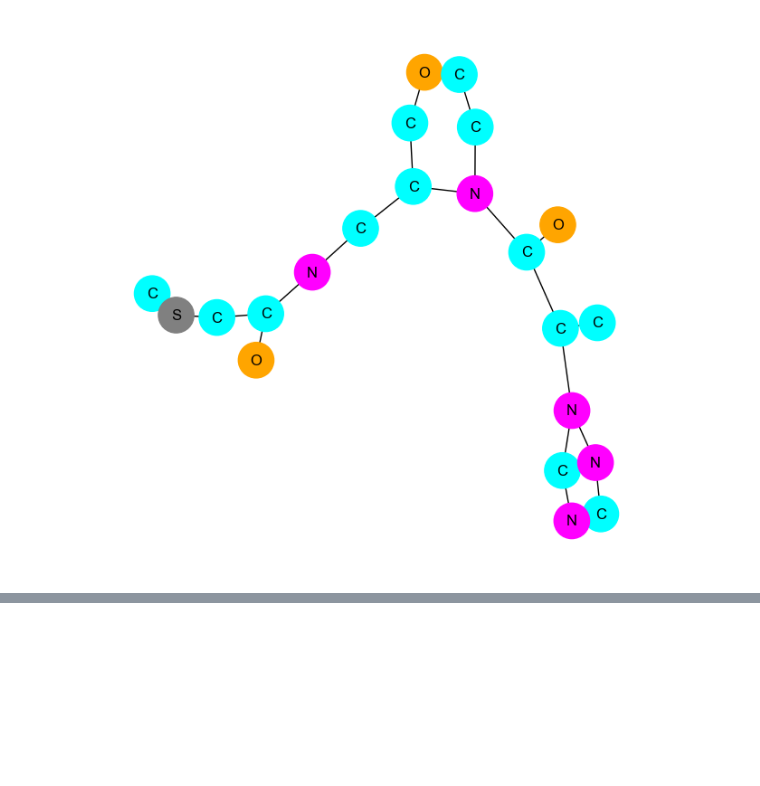
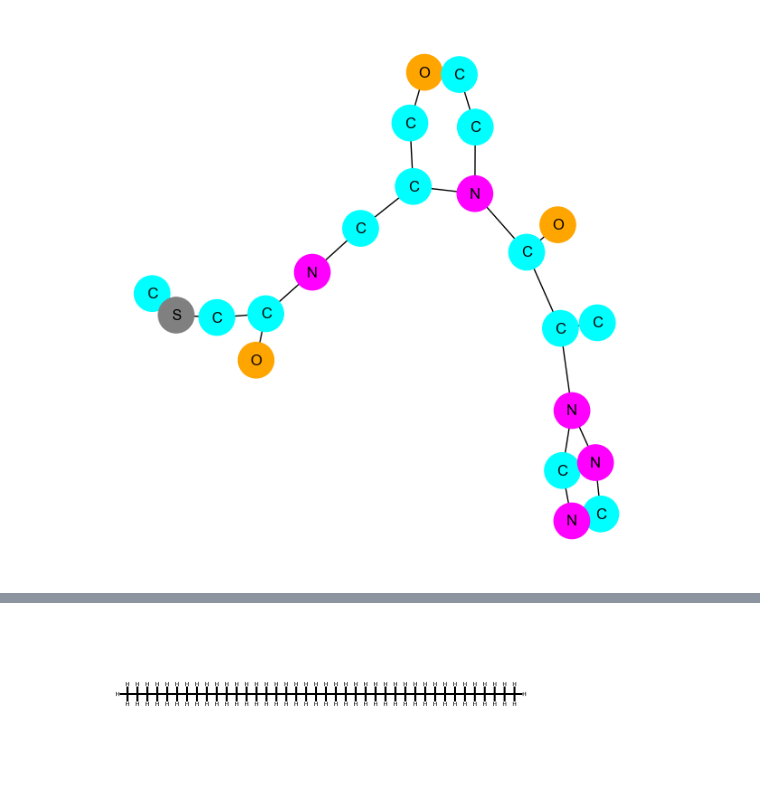
Before and after one commit to zjurillpolymer/UniPolyAI4S, a Jupyter notebook: polymer_1.ipynb, the cells around one changed output, grey strips where cells are left out. Cells and saved outputs as stored; diff of their text form; code cells hidden in the pictures; blank space fills up the shorter version.

```diff
--- a/polymer_1.ipynb
+++ b/polymer_1.ipynb
@@ -172,0 +189,5 @@ graph_repr = networkx_graph_verbose(zinc15_raw_data)
+# %%
+P_MOL_W_H=Chem.rdmolops.AddHs(P_MOL)
+P_MOL_W_H
+# %% [output]
+[figure, added]
```
Also changed, not shown: parts of 6 cells of this notebook.
